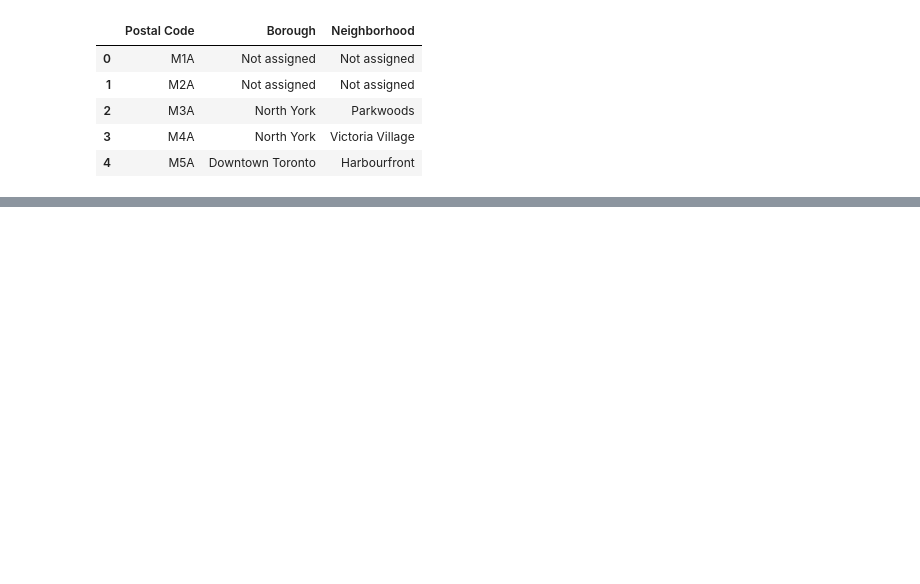
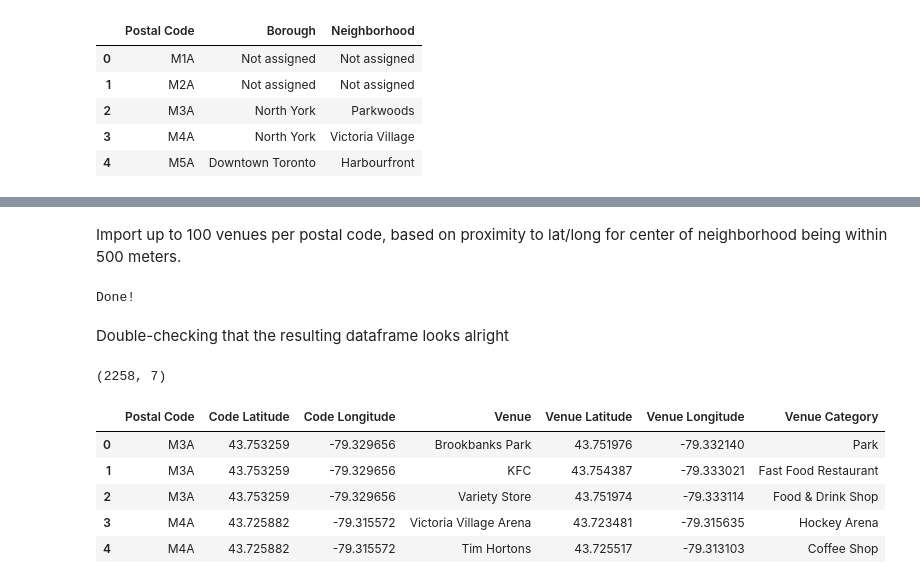
Before and after one commit to bsnyder9/Coursera_Capstone, a Jupyter notebook: Seg'ing + Clustering Nbrhds in Toronto.ipynb, the cells around one changed output, grey strips where cells are left out. Drawn from its saved outputs; the diff is of its cells as text; code cells hidden in the pictures; blank space fills up the shorter version.

```diff
--- a/Seg'ing + Clustering Nbrhds in Toronto.ipynb
+++ b/Seg'ing + Clustering Nbrhds in Toronto.ipynb
@@ -75,0 +317,30 @@ m_codes.shape
+# %% [markdown]
+Import up to 100 venues per postal code, based on proximity to lat/long for center of neighborhood being within 500 meters.
+# %%
+LIMIT = 100
+
+RADIUS = 500
+
+tor_venues = getNearbyVenues(   names=toronto_only['Postal Code'],
+                                latitudes=toronto_only['Latitude'],
+                                longitudes=toronto_only['Longitude']
+                            )
+
+print('Done!')
+# %% [output]
+Done!
+# %% [markdown]
+Double-checking that the resulting dataframe looks alright
+# %%
+tor_venues.shape
+# %% [output]
+(2258, 7)
+# %%
+tor_venues.head()
+# %% [output]
+|  | Postal Code | Code Latitude | Code Longitude | Venue | Venue Latitude | Venue Longitude | Venue Category |
+| 0 | M3A | 43.753259 | -79.329656 | Brookbanks Park | 43.751976 | -79.332140 | Park |
+| 1 | M3A | 43.753259 | -79.329656 | KFC | 43.754387 | -79.333021 | Fast Food Restaurant |
+| 2 | M3A | 43.753259 | -79.329656 | Variety Store | 43.751974 | -79.333114 | Food & Drink Shop |
+| 3 | M4A | 43.725882 | -79.315572 | Victoria Village Arena | 43.723481 | -79.315635 | Hockey Arena |
+| 4 | M4A | 43.725882 | -79.315572 | Tim Hortons | 43.725517 | -79.313103 | Coffee Shop |
```
Also changed, not shown: parts of 34 cells of this notebook.
